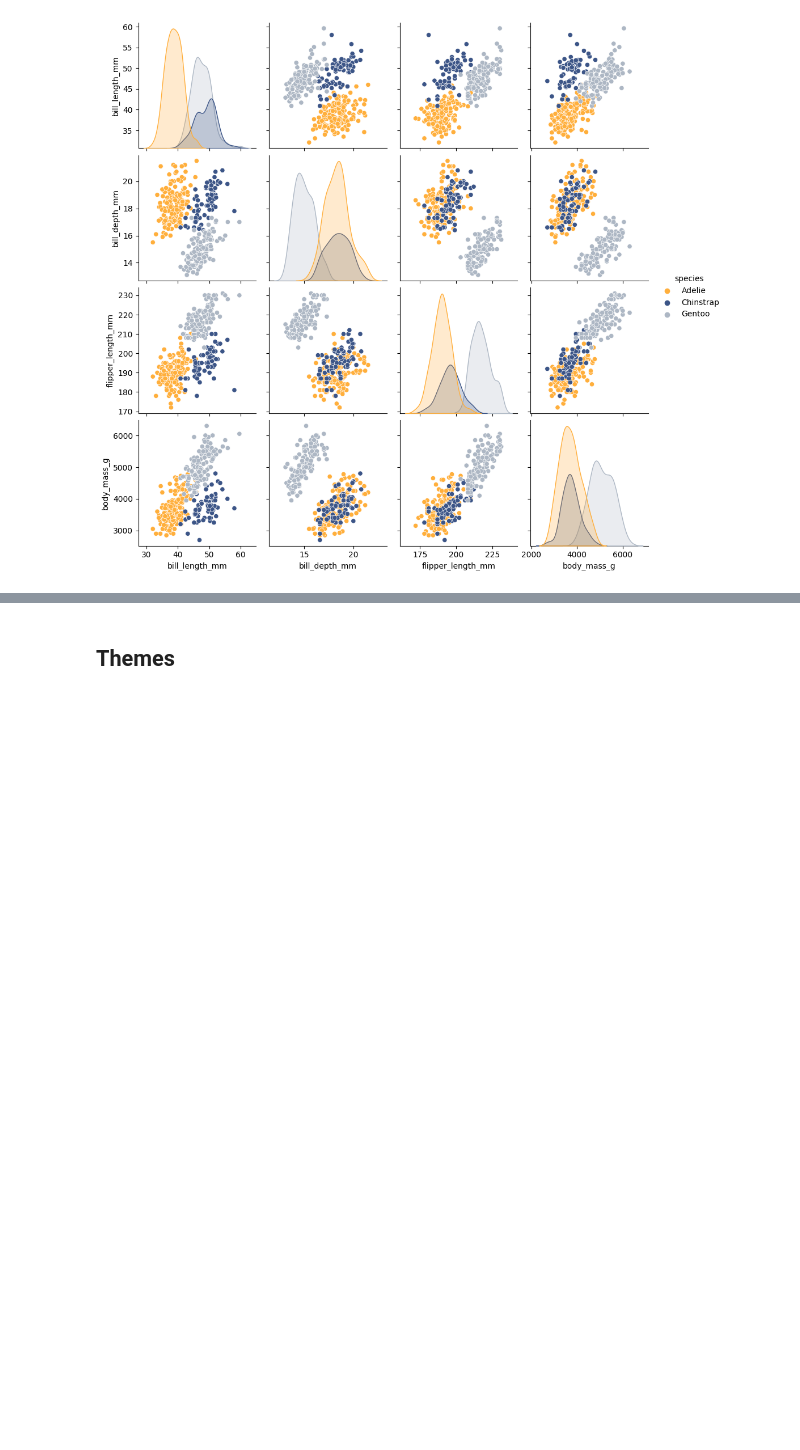
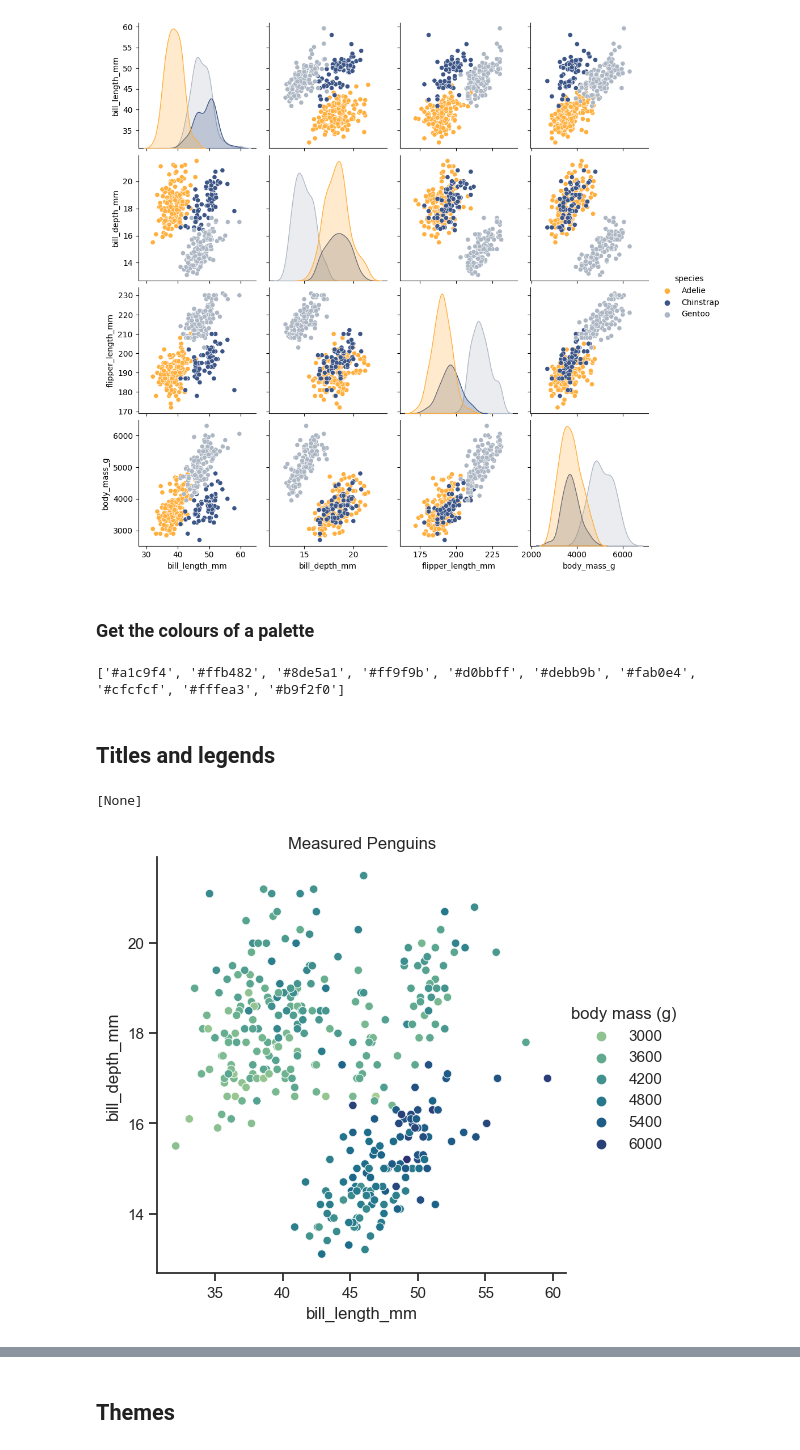
Before and after one commit to jgraber/PythonFriday, a Jupyter notebook: Jupyter/Seaborn_styling.ipynb, the cells around one changed output, grey strips where cells are left out. Saved outputs shown, nothing was run; the diff lists cells and outputs as text; code cells hidden in the pictures; blank space fills up the shorter version.

```diff
--- a/Jupyter/Seaborn_styling.ipynb
+++ b/Jupyter/Seaborn_styling.ipynb
@@ -66,3 +70,24 @@ sns.pairplot(penguins, hue='species', palette=custom)
 # %% [output]
 <seaborn.axisgrid.PairGrid at 0x...>
 [figure]
+# %% [markdown]
+### Get the colours of a palette
+# %%
+print(sns.color_palette("pastel").as_hex())
+# %% [output]
+['#a1c9f4', '#ffb482', '#8de5a1', '#ff9f9b', '#d0bbff', '#debb9b', '#fab0e4', '#cfcfcf', '#fffea3', '#b9f2f0']
+# %% [markdown]
+## Titles and legends
+# %%
+g = sns.relplot(
+    data=penguins,
+    x="bill_length_mm",
+    y="bill_depth_mm",
+    hue="body_mass_g",
+    palette="crest"
+)
+g.set(title="Measured Penguins")
+g.legend.set(title="body mass (g)")
+# %% [output]
+[None]
+[figure, added]
```
Also changed, not shown: parts of 10 cells of this notebook.
